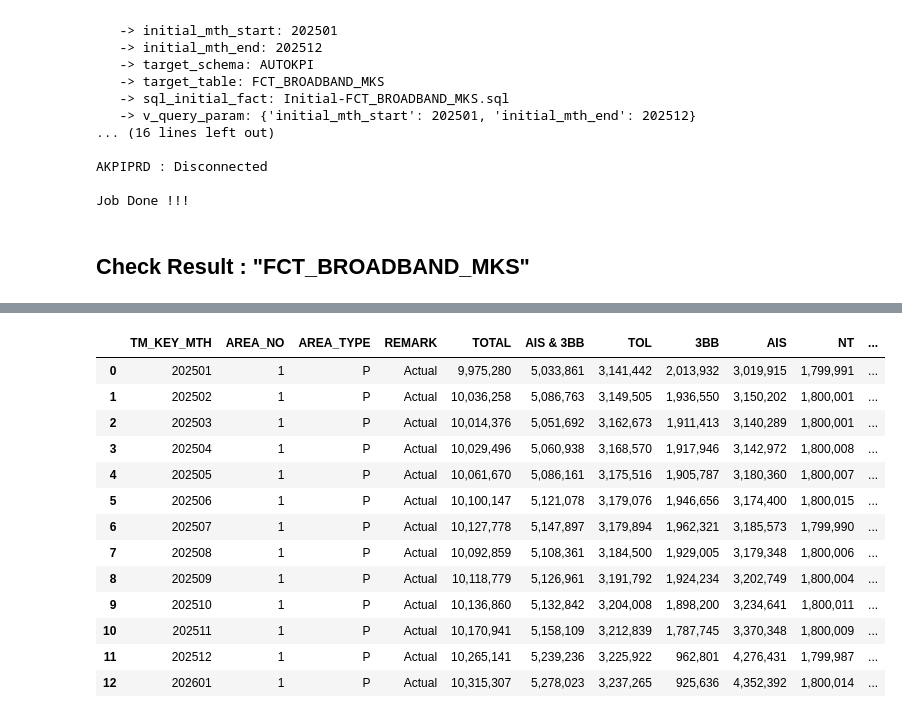
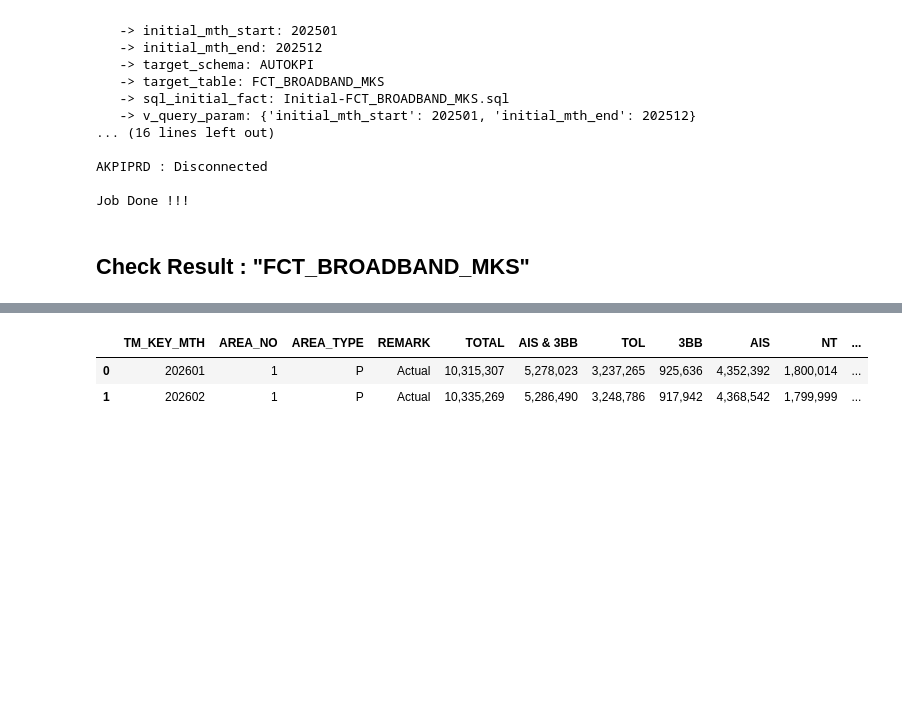
Before and after one commit to ruzlim/Jupyter, a Jupyter notebook: ETL/VINSIGHT/ETL-Actual MKS Broadband/ETL-Actual MKS Broadband.ipynb, the cells around one changed output, grey strips where cells are left out. Drawn from its saved outputs; the diff is of its cells as text; code cells hidden in the pictures; blank space fills up the shorter version.

```diff
--- a/ETL/VINSIGHT/ETL-Actual MKS Broadband/ETL-Actual MKS Broadband.ipynb
+++ b/ETL/VINSIGHT/ETL-Actual MKS Broadband/ETL-Actual MKS Broadband.ipynb
@@ -485,27 +493,16 @@ agg_df
 # %%
 ''' Reconcile '''
 
 # Filter
 max_mth = chk_result_df['TM_KEY_MTH'].max()
 # rec_df = tmp_result_df.loc[tmp_result_df['TM_KEY_MTH']==max_mth]
 rec_df = tmp_result_df.loc[tmp_result_df['AREA_TYPE']=='P']
-rec_df = rec_df.loc[rec_df['TM_KEY_MTH']>=202501]
+rec_df = rec_df.loc[rec_df['TM_KEY_MTH']>=202601]
 # rec_df = rec_df.loc[rec_df['TM_KEY_MTH']<=202501]
 rec_df = rec_df.sort_values(by=['TM_KEY_MTH']).reset_index(drop=True)
 
 rec_df#.tail(3)
 # %% [output]
 |  | TM_KEY_MTH | AREA_NO | AREA_TYPE | REMARK | TOTAL | AIS & 3BB | TOL | 3BB | AIS | NT | ... |
-| 0 | 202501 | 1 | P | Actual | 9,975,280 | 5,033,861 | 3,141,442 | 2,013,932 | 3,019,915 | 1,799,991 | ... |
-| 1 | 202502 | 1 | P | Actual | 10,036,258 | 5,086,763 | 3,149,505 | 1,936,550 | 3,150,202 | 1,800,001 | ... |
-| 2 | 202503 | 1 | P | Actual | 10,014,376 | 5,051,692 | 3,162,673 | 1,911,413 | 3,140,289 | 1,800,001 | ... |
-| 3 | 202504 | 1 | P | Actual | 10,029,496 | 5,060,938 | 3,168,570 | 1,917,946 | 3,142,972 | 1,800,008 | ... |
-| 4 | 202505 | 1 | P | Actual | 10,061,670 | 5,086,161 | 3,175,516 | 1,905,787 | 3,180,360 | 1,800,007 | ... |
-| 5 | 202506 | 1 | P | Actual | 10,100,147 | 5,121,078 | 3,179,076 | 1,946,656 | 3,174,400 | 1,800,015 | ... |
-| 6 | 202507 | 1 | P | Actual | 10,127,778 | 5,147,897 | 3,179,894 | 1,962,321 | 3,185,573 | 1,799,990 | ... |
-| 7 | 202508 | 1 | P | Actual | 10,092,859 | 5,108,361 | 3,184,500 | 1,929,005 | 3,179,348 | 1,800,006 | ... |
-| 8 | 202509 | 1 | P | Actual | 10,118,779 | 5,126,961 | 3,191,792 | 1,924,234 | 3,202,749 | 1,800,004 | ... |
-| 9 | 202510 | 1 | P | Actual | 10,136,860 | 5,132,842 | 3,204,008 | 1,898,200 | 3,234,641 | 1,800,011 | ... |
-| 10 | 202511 | 1 | P | Actual | 10,170,941 | 5,158,109 | 3,212,839 | 1,787,745 | 3,370,348 | 1,800,009 | ... |
-| 11 | 202512 | 1 | P | Actual | 10,265,141 | 5,239,236 | 3,225,922 | 962,801 | 4,276,431 | 1,799,987 | ... |
-| 12 | 202601 | 1 | P | Actual | 10,315,307 | 5,278,023 | 3,237,265 | 925,636 | 4,352,392 | 1,800,014 | ... |
+| 0 | 202601 | 1 | P | Actual | 10,315,307 | 5,278,023 | 3,237,265 | 925,636 | 4,352,392 | 1,800,014 | ... |
+| 1 | 202602 | 1 | P | Actual | 10,335,269 | 5,286,490 | 3,248,786 | 917,942 | 4,368,542 | 1,799,999 | ... |
```
Also changed, not shown: parts of 6 cells of this notebook, 8 other files.
